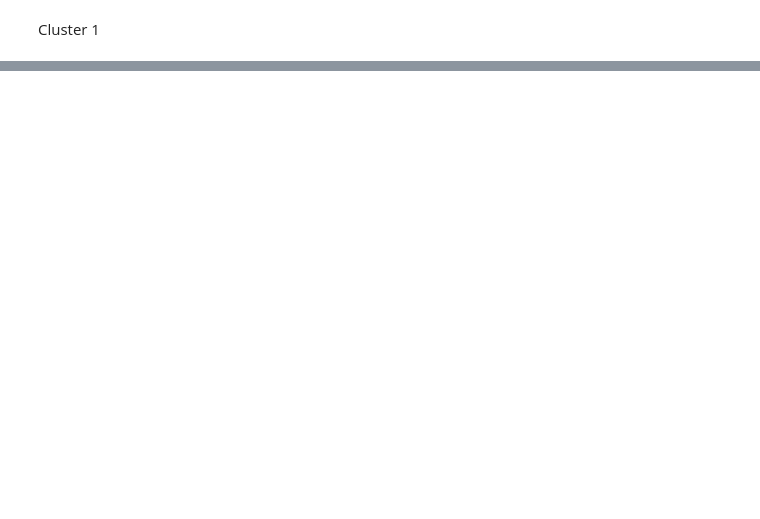
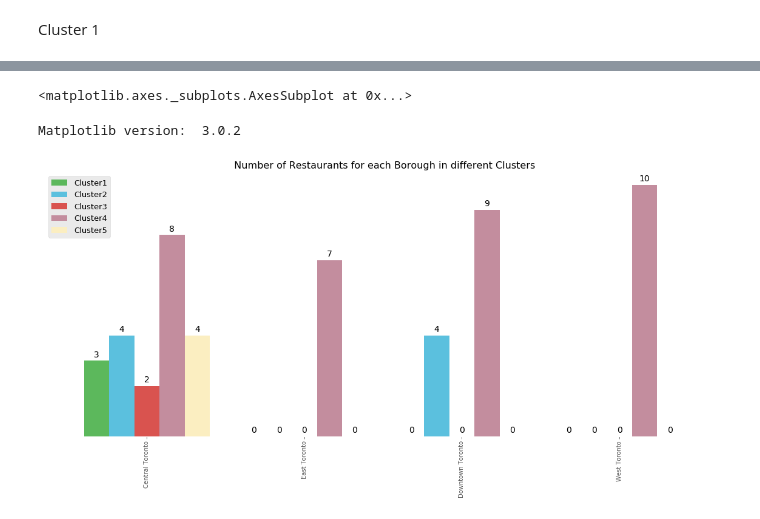
Before and after one commit to iammjds/CapstoneProject, a Jupyter notebook: SegClustNeighinTorontoC9W3.ipynb, the cells around one changed output, grey strips where cells are left out. Drawn from its saved outputs; the diff is of its cells as text; code cells hidden in the pictures; blank space fills up the shorter version.

```diff
--- a/SegClustNeighinTorontoC9W3.ipynb
+++ b/SegClustNeighinTorontoC9W3.ipynb
@@ -592,0 +751,5 @@ tor_merged.loc[tor_merged['Cluster Labels'] == 0, tor_merged.columns[[1] + list(
+# %%
+#Count number of restaurants for each Borough
+a3 = cluster3test[cluster3test['Downtown Toronto'].str.contains('Restaurant',na=False)].groupby('Downtown Toronto').size()
+CTc3RestaurantCount = a3.apply(lambda x: 1).sum()
+CTc3RestaurantCount
@@ -592,0 +791,14 @@ tor_merged.loc[tor_merged['Cluster Labels'] == 0, tor_merged.columns[[1] + list(
+# %%
+# Import pandas library
+import pandas as pd
+
+# initialize list of lists
+data = [['Central Toronto', CTc1RestaurantCount,CTc2RestaurantCount, CTc3RestaurantCount,CTc4RestaurantCount,CTc5RestaurantCount], ['East Toronto', 0,0,0,ETc4RestaurantCount,0],['Downtown Toronto',0, DTc2RestaurantCount,0,DTc4RestaurantCount,0],['West Toronto',0,0,0,WTc4RestaurantCount,0]]
+
+
+
+# Create the pandas DataFrame
+dftest1 = pd.DataFrame(data, columns = ['Borough', 'Cluster1','Cluster2','Cluster3','Cluster4','Cluster5'])
+
+# print dataframe.
+dftest1
@@ -592,0 +811,57 @@ tor_merged.loc[tor_merged['Cluster Labels'] == 0, tor_merged.columns[[1] + list(
+# %%
+dftest1.plot(x="Borough", y=["Cluster1","Cluster2","Cluster3","Cluster4","Cluster5"], kind="bar")
+# %% [output]
+<matplotlib.axes._subplots.AxesSubplot at 0x...>
+# %%
+dftest1=dftest1.set_index('Borough')
+
+import numpy as np  # useful for many scientific computing in Python
+import pandas as pd # primary data structure library
+# use the inline backend to generate the plots within the browser
+%matplotlib inline
+
+import matplotlib as mpl
+import matplotlib.pyplot as plt
+
+
+mpl.style.use('ggplot') # optional: for ggplot-like style
+
+# check for latest version of Matplotlib
+print ('Matplotlib version: ', mpl.__version__) # >= 2.0.0
+
+
+
+
+
+ax = dftest1.plot(kind='bar', figsize=(20,8), color= ['#5cb85c','#5bc0de','#d9534f','#c38d9e','#fbeec1'], width = 0.8)
+
+
+plt.xlabel('') # add to x-label to the plot
+plt.ylabel('') # add y-label to the plot
+plt.title(' Number of Restaurants for each Borough in different Clusters',fontsize=16) # add title to the plot
+plt.legend(("Cluster1","Cluster2","Cluster3","Cluster4","Cluster5"),fontsize=13)
+
+
+
+# Removing the Border
+ax.set_facecolor('white')
+ax.get_yaxis().set_visible(False)
+
+# Creating a function to display the percentagee
+
+for p in ax.patches:
+    ax.annotate(np.round(p.get_height(),decimals=2),
+                (p.get_x()+p.get_width()/2., p.get_height()),
+                ha='center',
+                va='center',
+                xytext=(0, 10),
+                textcoords='offset points',
+                fontsize = 14
+               )
+
+
+
+plt.show()
+# %% [output]
+Matplotlib version:  3.0.2
+[figure, added]
```
Also changed, not shown: parts of 33 cells of this notebook.
